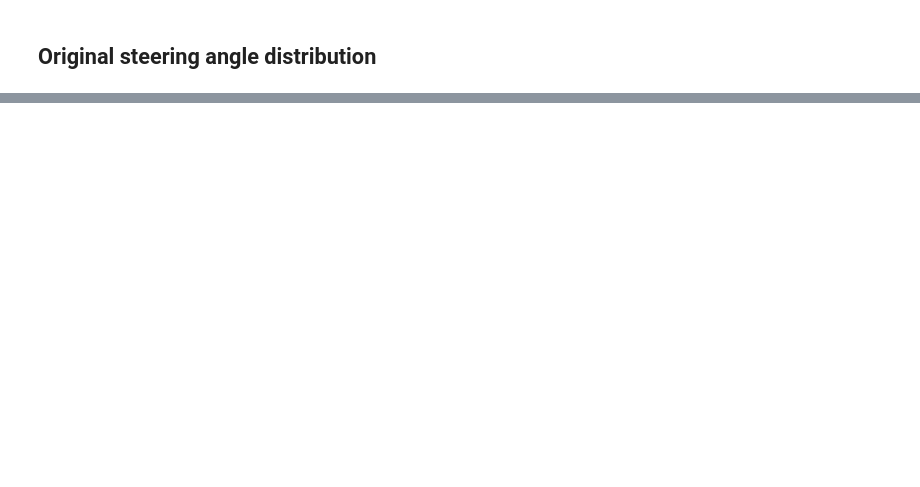
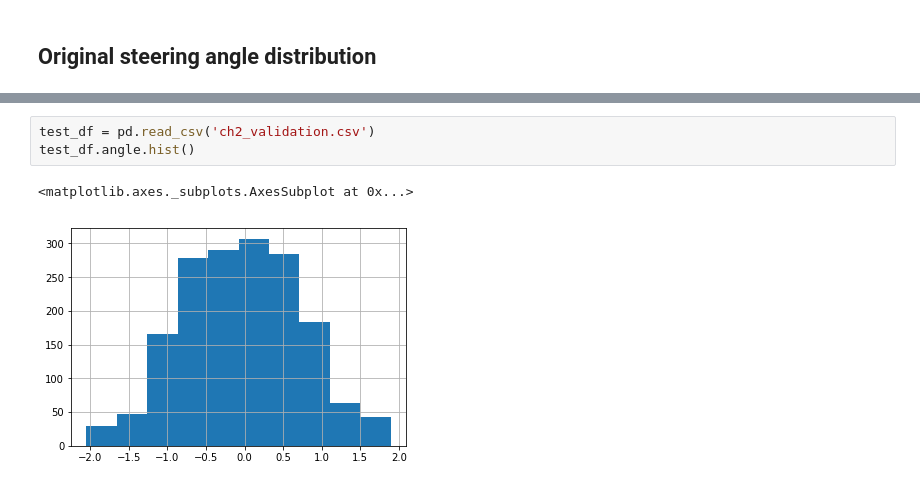
Before and after one commit to quan-dao/ECN-E2E, a Jupyter notebook: data/e2e_data_preparation.ipynb, the cells around one changed output, grey strips where cells are left out. Drawn from its saved outputs; the diff is of its cells as text; blank space fills up the shorter version.

```diff
--- a/data/e2e_data_preparation.ipynb
+++ b/data/e2e_data_preparation.ipynb
@@ -71,0 +117,6 @@ test_df.angle.hist()
+# %%
+test_df = pd.read_csv('ch2_validation.csv')
+test_df.angle.hist()
+# %% [output]
+<matplotlib.axes._subplots.AxesSubplot at 0x...>
+[figure, added]
```
Also changed, not shown: parts of 21 cells of this notebook, 1 other file.
